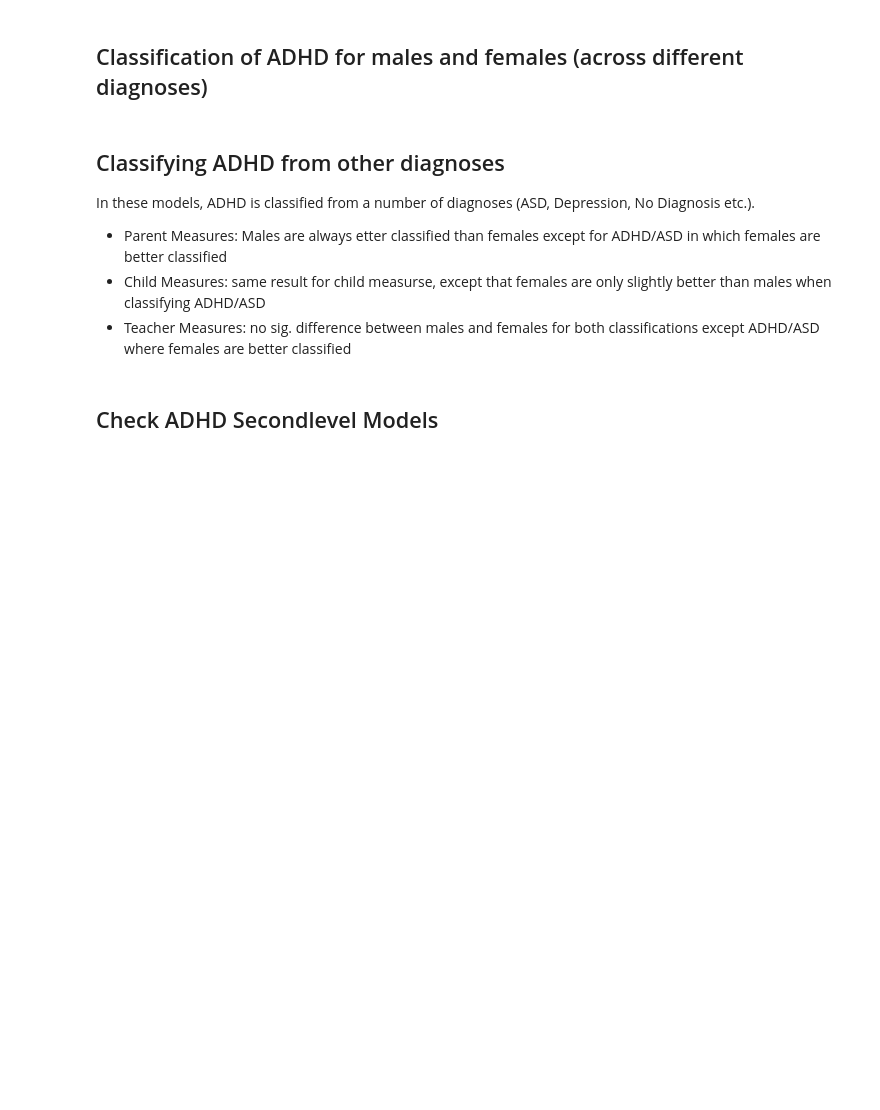
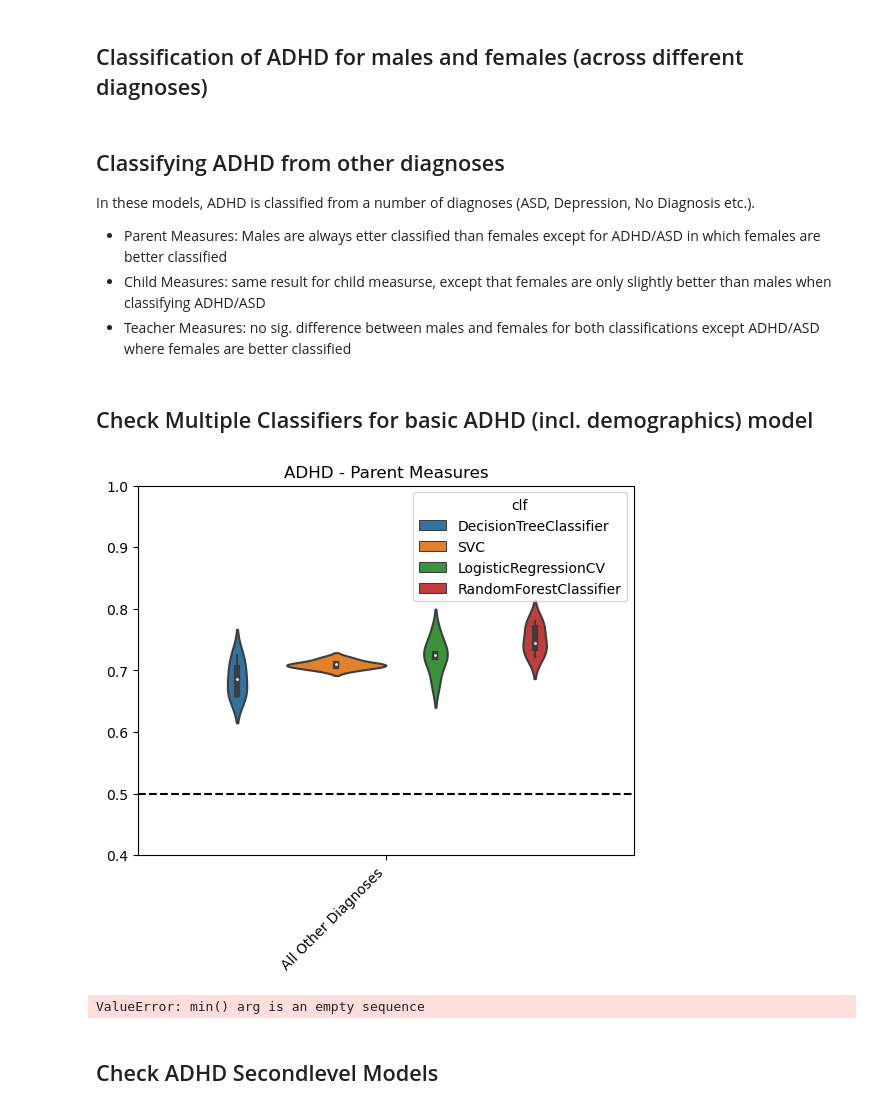
Before and after one commit to burdinskid13/healthy_brain_network, a Jupyter notebook: notebooks/phenotype_adhd_models.ipynb, the cells around one changed output. Drawn from its saved outputs; the diff is of its cells as text; code cells hidden in the pictures; blank space fills up the shorter version.

```diff
--- a/notebooks/phenotype_adhd_models.ipynb
+++ b/notebooks/phenotype_adhd_models.ipynb
@@ -44,7 +44,7 @@ def get_data(dirn='/Users/maedbhking/Documents/hbn_data',
 # %%
 # get data
 df_all = get_data(dirn='/Users/maedbhking/Documents/hbn_data',
-                 model='adhd-age-basic_demographics-models',
+                 models=['adhd-age-basic_demographics-models'],
                  )
 # %%
 # set plotting style
@@ -158,6 +156,44 @@ for assessment in ['Parent Measures', 'Child Measures', 'Teacher Measures', 'all
     plt.axhline(y=0.5, color='k', linestyle='--')
     ax.set_ylim([0.4, 1])
     plt.show()
+# %% [markdown]
+## Check Multiple Classifiers for basic ADHD (incl. demographics) model
+# %%
+# get data
+df_all = get_data(dirn='/Users/maedbhking/Documents/hbn_data',
+                 models=['adhd-basic_demographics-multiple-classifiers-models'],
+                 )
+
+df_all['category_new'] = df_all['category'].str.replace('ADHD_', '').str.replace('_ADHD', '')
+
+to_keep = ['Depressive Disorders', 'Anxiety Disorders', 'Autism Spectrum Disorder',
+           'Specific Learning Disorder with Impairment in Reading', 'No Diagnosis Given']
+
+df_all.loc[~df_all['category_new'].isin(to_keep), 'category_new'] = 'All Other Diagnoses'
+# %%
+to_keep = ['Depressive Disorders', 'Anxiety Disorders', 'Autism Spectrum Disorder',
+           'Specific Learning Disorder with Impairment in Reading', 'No Diagnosis Given', 'All Other Diagnoses']
+
+# loop over assessments
+for assessment in ['Parent Measures', 'Child Measures', 'Teacher Measures', 'all']:
+    df1 = df_all[(df_all['sex'].isin(['male'])) &
+                 (df_all['data']=='data') &
+                 (df_all['assessment']==assessment) &
+                 (df_all['category_new'].isin(to_keep))
+                ].reset_index(drop=True)
+
+
+    ax = sns.violinplot(x='category_new', y='roc_auc_score', hue='clf', data=df1)
+    plt.xticks(rotation=45, ha='right')
+    ax.set_xlabel('')
+    ax.set_ylabel('')
+    ax.set_title(f'ADHD - {assessment}')
+    plt.axhline(y=0.5, color='k', linestyle='--')
+    ax.set_ylim([0.4, 1])
+    plt.show()
+# %% [output]
+[figure, added]
+ValueError: min() arg is an empty sequence
 # %% [markdown]
 ## Check ADHD Secondlevel Models
 # %%
```
Also changed, not shown: parts of 2 cells of this notebook.
